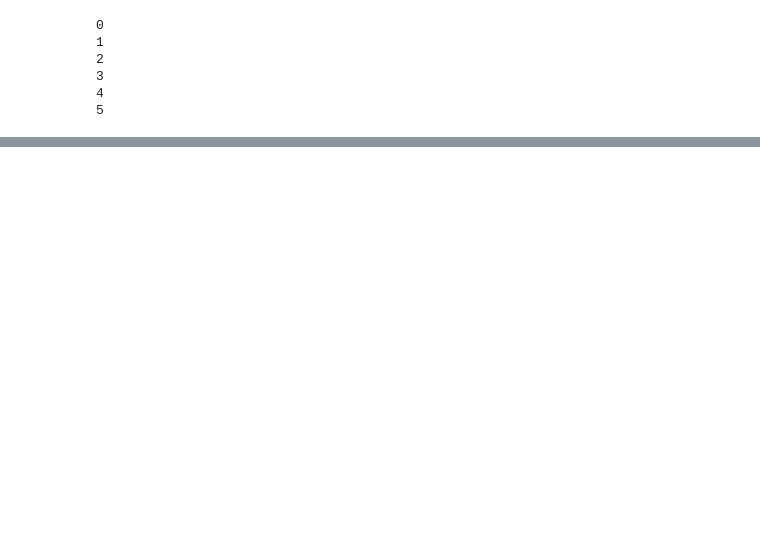
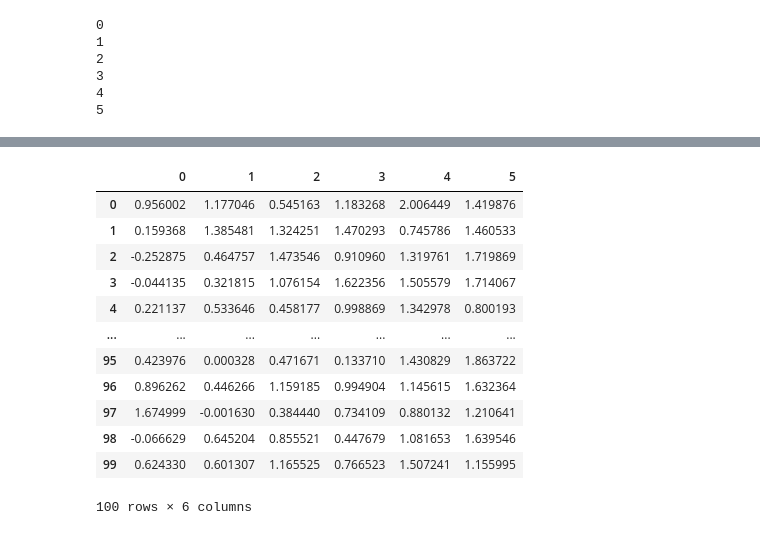
Before and after one commit to kevinbfry/StructuredPredictionError, a Jupyter notebook: CBSims.ipynb, the cells around one changed output, grey strips where cells are left out. Cells and saved outputs as stored; diff of their text form; code cells hidden in the pictures; blank space fills up the shorter version.

```diff
--- a/CBSims.ipynb
+++ b/CBSims.ipynb
@@ -71,0 +65,18 @@ risk, risk_alpha, risk_cb, risk_cbiso
+# %%
+cb_df = pd.DataFrame(cb_err.T)
+# %%
+cb_df
+# %% [output]
+|  | 0 | 1 | 2 | 3 | 4 | 5 |
+| 0 | 0.956002 | 1.177046 | 0.545163 | 1.183268 | 2.006449 | 1.419876 |
+| 1 | 0.159368 | 1.385481 | 1.324251 | 1.470293 | 0.745786 | 1.460533 |
+| 2 | -0.252875 | 0.464757 | 1.473546 | 0.910960 | 1.319761 | 1.719869 |
+| 3 | -0.044135 | 0.321815 | 1.076154 | 1.622356 | 1.505579 | 1.714067 |
+| 4 | 0.221137 | 0.533646 | 0.458177 | 0.998869 | 1.342978 | 0.800193 |
+| ... | ... | ... | ... | ... | ... | ... |
+| 95 | 0.423976 | 0.000328 | 0.471671 | 0.133710 | 1.430829 | 1.863722 |
+| 96 | 0.896262 | 0.446266 | 1.159185 | 0.994904 | 1.145615 | 1.632364 |
+| 97 | 1.674999 | -0.001630 | 0.384440 | 0.734109 | 0.880132 | 1.210641 |
+| 98 | -0.066629 | 0.645204 | 0.855521 | 0.447679 | 1.081653 | 1.639546 |
+| 99 | 0.624330 | 0.601307 | 1.165525 | 0.766523 | 1.507241 | 1.155995 |
+100 rows × 6 columns
```
Also changed, not shown: parts of 9 cells of this notebook, 2 other files.
